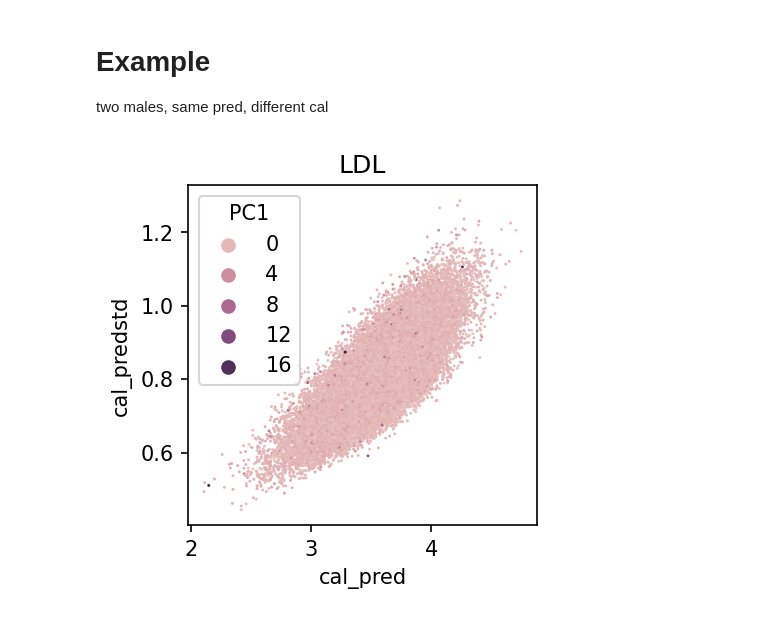
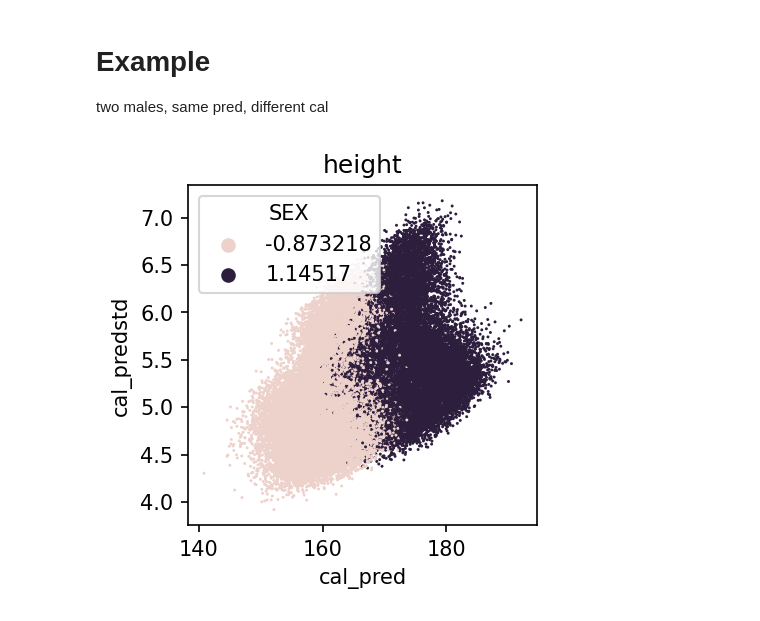
Before and after one commit to KangchengHou/calpred-manuscript, a Jupyter notebook: experiments/var-model/03-example.ipynb, the cells around one changed output. Drawn from its saved outputs; the diff is of its cells as text; code cells hidden in the pictures.

```diff
--- a/experiments/var-model/03-example.ipynb
+++ b/experiments/var-model/03-example.ipynb
@@ -10,6 +13,5 @@ import seaborn as sns
 # %%
 trait, indiv_group = "LDL", "white"
-# trait, indiv_group = "height", "other"
-# trait, indiv_group = "log_leukocyte", "other"
+trait, indiv_group = "height", "other"
 # %%
 # read data
@@ -26,10 +30,10 @@ two males, same pred, different cal
 # %%
 # visualize
 fig, ax = plt.subplots(figsize=(3, 3), dpi=150)
 sns.scatterplot(
-    data=df_predint, x="cal_pred", y="cal_predstd", linewidth=0, s=2, hue="PC1"
+    data=df_predint, x="cal_pred", y="cal_predstd", linewidth=0, s=2, hue="SEX"
 )
 ax.set_title(trait)
 fig.show()
 # %% [output]
-[figure, old version]
+[figure, new version]
```
Also changed, not shown: parts of 18 cells of this notebook, 18 other files.
